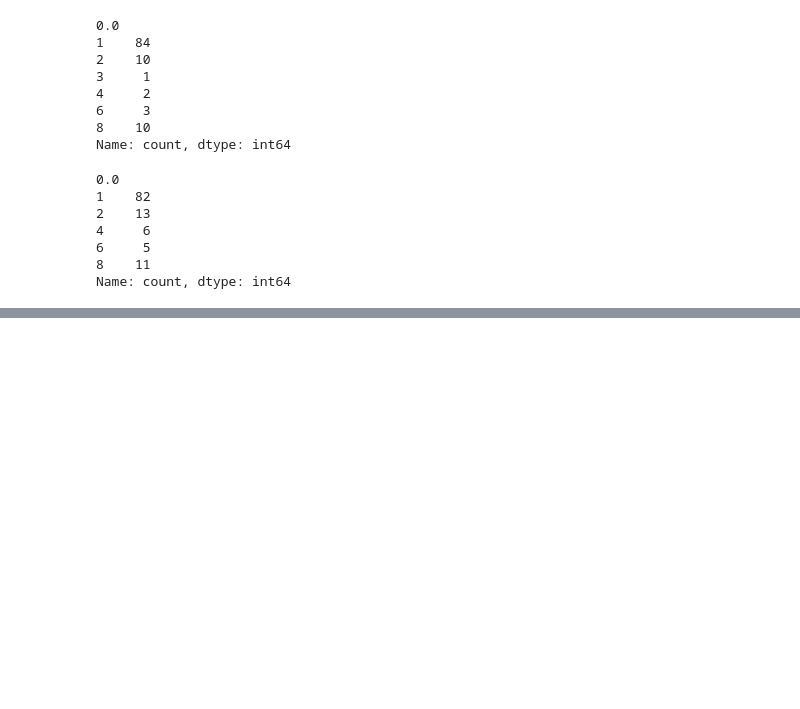
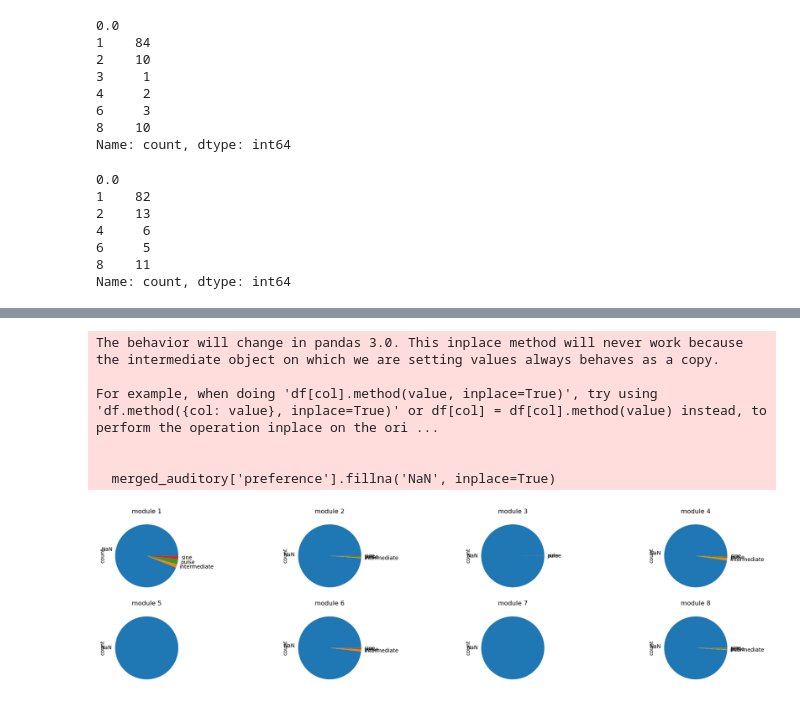
Before and after one commit to Gutierrez-lab/auditory-analysis, a Jupyter notebook: modularity_dataframe.ipynb, the cells around one changed output, grey strips where cells are left out. Saved outputs shown, nothing was run; the diff lists cells and outputs as text; code cells hidden in the pictures; blank space fills up the shorter version.

```diff
--- a/modularity_dataframe.ipynb
+++ b/modularity_dataframe.ipynb
@@ -196,0 +253,23 @@ Name: count, dtype: int64
+# %%
+# pie chart of preference tuning within each module
+# include the NaN values for the preference
+merged_auditory_NaN = merged_auditory['preference'].fillna('NaN', inplace=True)
+
+fig, ax = plt.subplots(2, 4, figsize=(20, 5))
+merged_auditory_NaN[merged_auditory_NaN['0.0']==1].value_counts('preference').sort_index().plot(kind='pie', ax=ax[0, 0], title='module 1')
+merged_auditory_NaN[merged_auditory_NaN['0.0']==2].value_counts('preference').sort_index().plot(kind='pie', ax=ax[0, 1], title='module 2')
+merged_auditory_NaN[merged_auditory_NaN['0.0']==3].value_counts('preference').sort_index().plot(kind='pie', ax=ax[0, 2], title='module 3')
+merged_auditory_NaN[merged_auditory_NaN['0.0']==4].value_counts('preference').sort_index().plot(kind='pie', ax=ax[0, 3], title='module 4')
+merged_auditory_NaN[merged_auditory_NaN['0.0']==5].value_counts('preference').sort_index().plot(kind='pie', ax=ax[1, 0], title='module 5')
+merged_auditory_NaN[merged_auditory_NaN['0.0']==6].value_counts('preference').sort_index().plot(kind='pie', ax=ax[1, 1], title='module 6')
+merged_auditory_NaN[merged_auditory_NaN['0.0']==7].value_counts('preference').sort_index().plot(kind='pie', ax=ax[1, 2], title='module 7')
+merged_auditory_NaN[merged_auditory_NaN['0.0']==8].value_counts('preference').sort_index().plot(kind='pie', ax=ax[1, 3], title='module 8')
+plt.tight_layout()
+# %% [output]
+The behavior will change in pandas 3.0. This inplace method will never work because the intermediate object on which we are setting values always behaves as a copy.
+
+For example, when doing 'df[col].method(value, inplace=True)', try using 'df.method({col: value}, inplace=True)' or df[col] = df[col].method(value) instead, to perform the operation inplace on the ori ...
+
+
+  merged_auditory['preference'].fillna('NaN', inplace=True)
+[figure, added]
```
Also changed, not shown: parts of 11 cells of this notebook, 11 other files.
